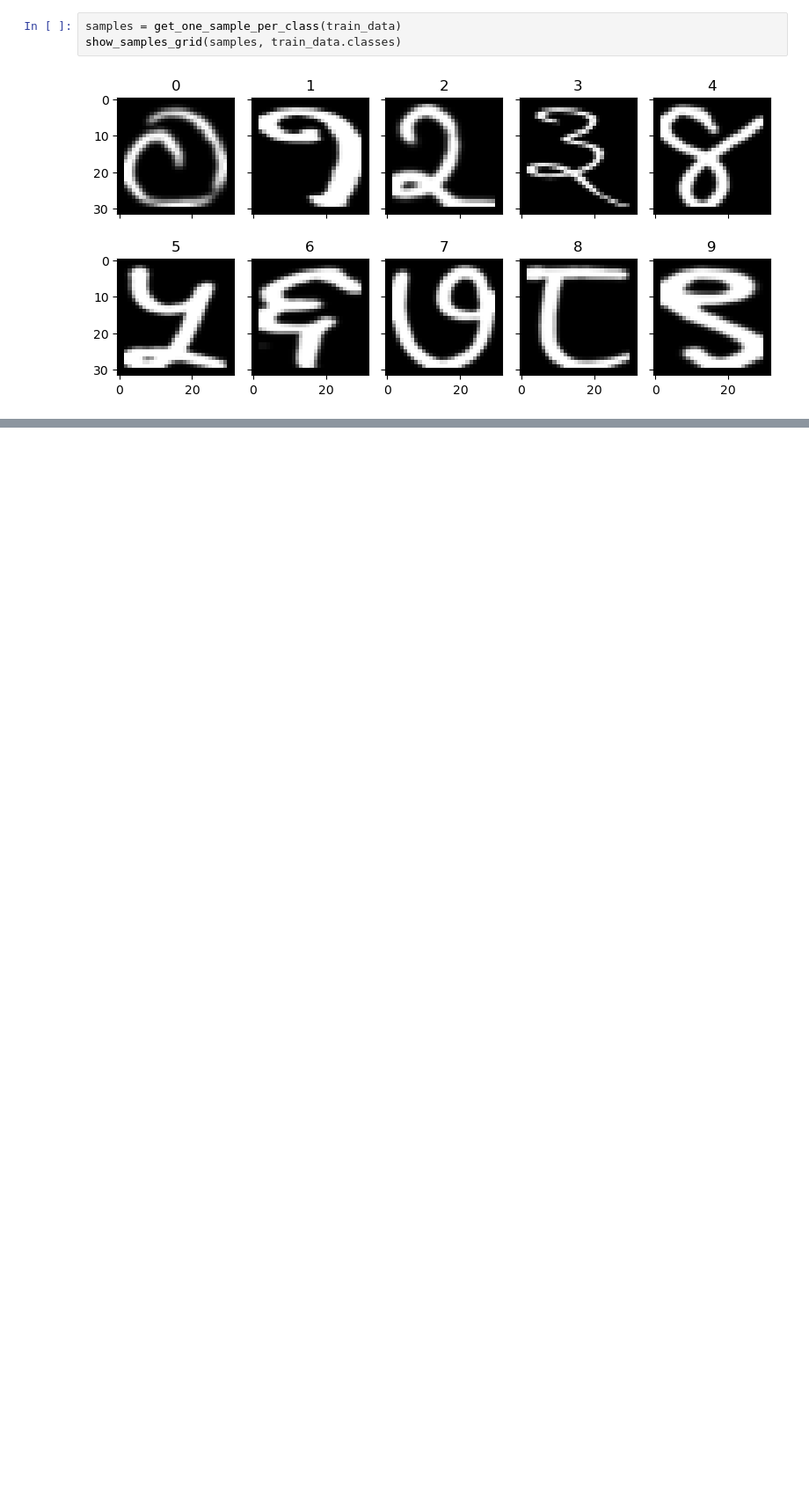
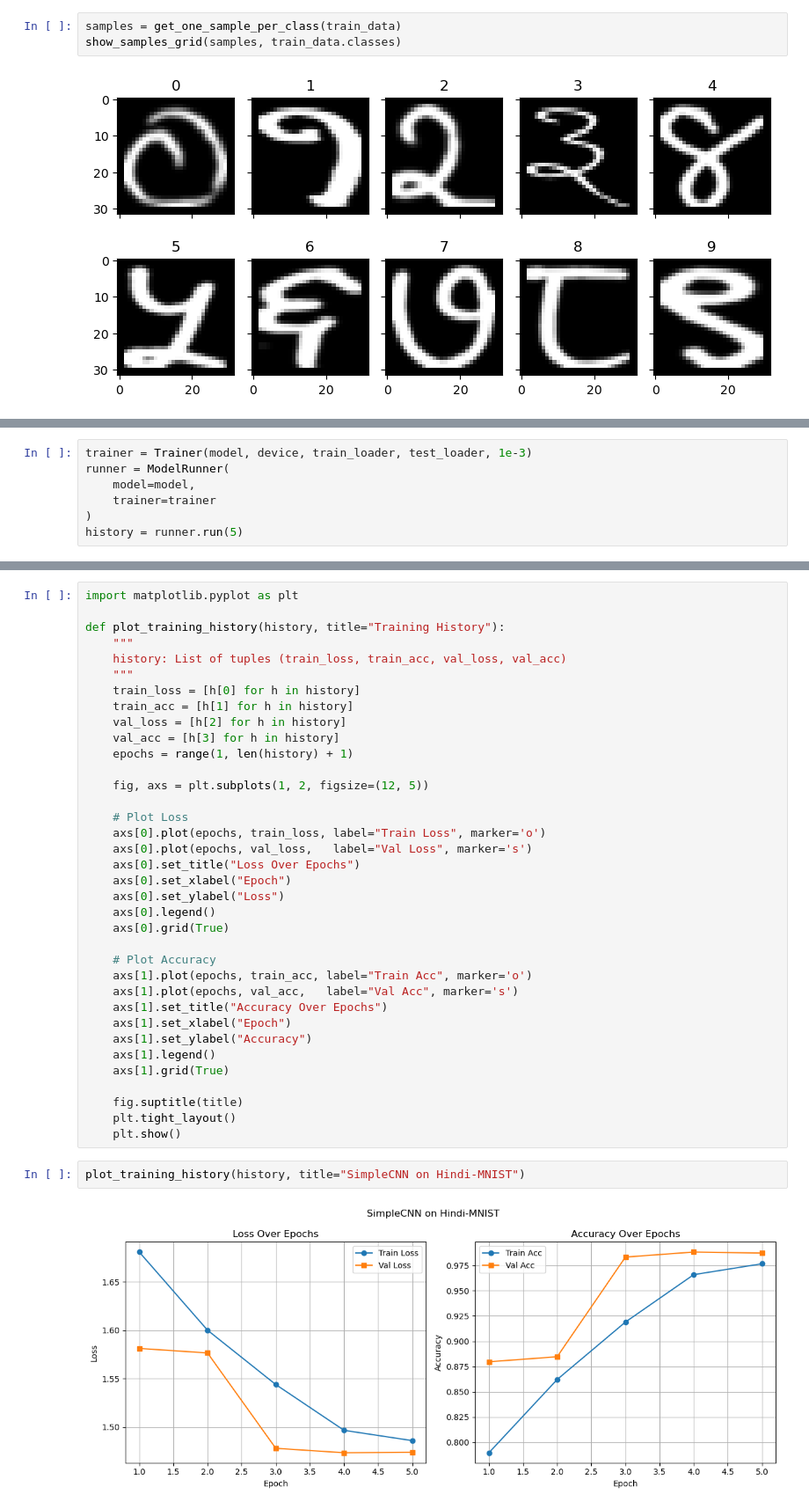
Before and after one commit to Param302/ML-Practice, a Jupyter notebook: Hindi_MNIST_CNN.ipynb, the cells around one changed output, grey strips where cells are left out. Shown at 88% size. Drawn from its saved outputs; the diff is of its cells as text; blank space fills up the shorter version.

Commit message:
feat: Hindi MNIST - Simple CNN - 98% acc

```diff
--- a/Hindi_MNIST_CNN.ipynb
+++ b/Hindi_MNIST_CNN.ipynb
@@ -93,0 +215,7 @@ show_samples_grid(samples, train_data.classes)
+# %%
+trainer = Trainer(model, device, train_loader, test_loader, 1e-3)
+runner = ModelRunner(
+    model=model,
+    trainer=trainer
+)
+history = runner.run(5)
@@ -93,0 +248,40 @@ show_samples_grid(samples, train_data.classes)
+# %%
+import matplotlib.pyplot as plt
+
+def plot_training_history(history, title="Training History"):
+    """
+    history: List of tuples (train_loss, train_acc, val_loss, val_acc)
+    """
+    train_loss = [h[0] for h in history]
+    train_acc = [h[1] for h in history]
+    val_loss = [h[2] for h in history]
+    val_acc = [h[3] for h in history]
+    epochs = range(1, len(history) + 1)
+
+    fig, axs = plt.subplots(1, 2, figsize=(12, 5))
+
+    # Plot Loss
+    axs[0].plot(epochs, train_loss, label="Train Loss", marker='o')
+    axs[0].plot(epochs, val_loss,   label="Val Loss", marker='s')
+    axs[0].set_title("Loss Over Epochs")
+    axs[0].set_xlabel("Epoch")
+    axs[0].set_ylabel("Loss")
+    axs[0].legend()
+    axs[0].grid(True)
+
+    # Plot Accuracy
+    axs[1].plot(epochs, train_acc, label="Train Acc", marker='o')
+    axs[1].plot(epochs, val_acc,   label="Val Acc", marker='s')
+    axs[1].set_title("Accuracy Over Epochs")
+    axs[1].set_xlabel("Epoch")
+    axs[1].set_ylabel("Accuracy")
+    axs[1].legend()
+    axs[1].grid(True)
+
+    fig.suptitle(title)
+    plt.tight_layout()
+    plt.show()
+# %%
+plot_training_history(history, title="SimpleCNN on Hindi-MNIST")
+# %% [output]
+[figure, added]
```
Also changed, not shown: parts of 16 cells of this notebook.
